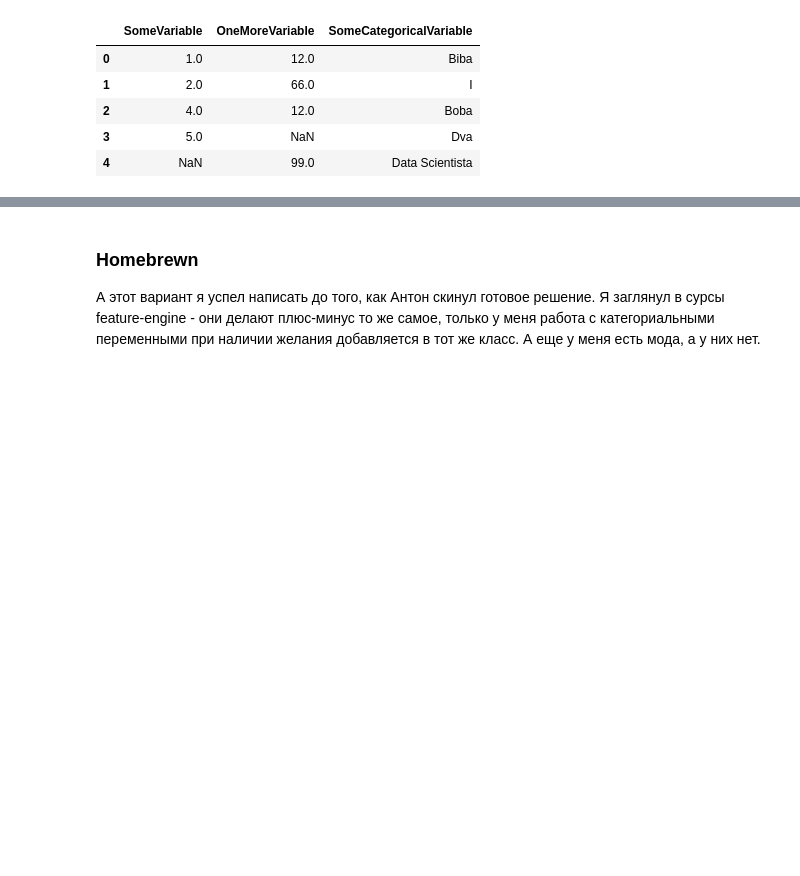
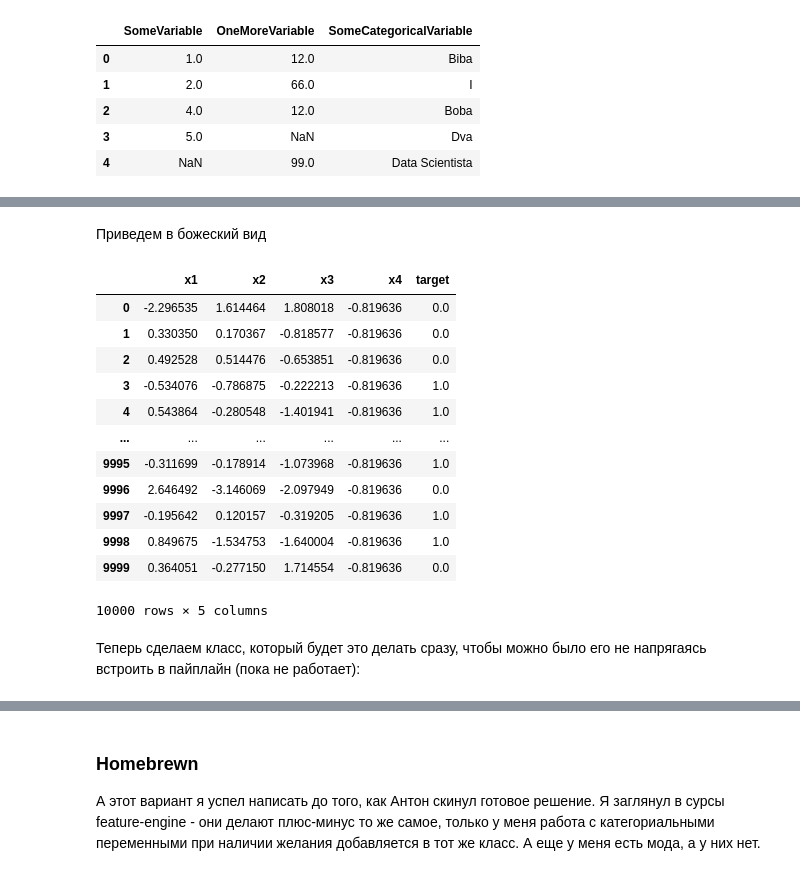
Before and after one commit to uasek/credit_scoring_project, a Jupyter notebook: scoring_model/missing_values.ipynb, the cells around one changed output, grey strips where cells are left out. Saved outputs shown, nothing was run; the diff lists cells and outputs as text; code cells hidden in the pictures; blank space fills up the shorter version.

```diff
--- a/scoring_model/missing_values.ipynb
+++ b/scoring_model/missing_values.ipynb
@@ -71,0 +93,5 @@ obj.transform(test_df)
+# %%
+obj = imputation.RandomSampleImputer()
+test_df = create_test_df()
+obj.fit(test_df)
+obj.transform(test_df)
@@ -71,0 +113,21 @@ obj.transform(test_df)
+# %%
+def create_test_df(nans = True):
+    x1 = np.random.normal(size = 10000)
+    x2 = np.random.normal(size = 10000)*x1
+    x3 = np.random.normal(size = 10000) + x2
+    if nans == True:
+        x4 = np.random.choice(a = [np.random.normal(), None], size = 10000)
+        xcat = np.random.choice(a = ["a", "b", "c", "d", None], size = 10000)
+    else:
+        x4 = np.random.choice(a = [np.random.normal()], size = 10000)
+        xcat = np.random.choice(a = ["a", "b", "c", "d", "e"], size = 10000)
+    target = np.random.choice(a = [0,1], size = 10000)
+
+    test_df = pd.DataFrame({"x1" : x1,
+                           "x2" : x2,
+                           "x3" : x3,
+                           "x4" : x4,
+                            "xcat" : xcat,
+                            "target" : target
+                           } )
+    return test_df
@@ -71,0 +145,6 @@ obj.transform(test_df)
+# %%
+obj = impute.KNNImputer()
+test_df = create_test_df()
+test_df = test_df.drop("xcat", 1)
+obj.fit(test_df)
+obj.transform(test_df)
@@ -71,0 +159,23 @@ obj.transform(test_df)
+# %% [markdown]
+Приведем в божеский вид
+# %%
+transformed_table = obj.transform(test_df)
+transformed_table = pd.DataFrame(transformed_table)
+transformed_table.columns = test_df.columns
+transformed_table
+# %% [output]
+|  | x1 | x2 | x3 | x4 | target |
+| 0 | -2.296535 | 1.614464 | 1.808018 | -0.819636 | 0.0 |
+| 1 | 0.330350 | 0.170367 | -0.818577 | -0.819636 | 0.0 |
+| 2 | 0.492528 | 0.514476 | -0.653851 | -0.819636 | 0.0 |
+| 3 | -0.534076 | -0.786875 | -0.222213 | -0.819636 | 1.0 |
+| 4 | 0.543864 | -0.280548 | -1.401941 | -0.819636 | 1.0 |
+| ... | ... | ... | ... | ... | ... |
+| 9995 | -0.311699 | -0.178914 | -1.073968 | -0.819636 | 1.0 |
+| 9996 | 2.646492 | -3.146069 | -2.097949 | -0.819636 | 0.0 |
+| 9997 | -0.195642 | 0.120157 | -0.319205 | -0.819636 | 1.0 |
+| 9998 | 0.849675 | -1.534753 | -1.640004 | -0.819636 | 1.0 |
+| 9999 | 0.364051 | -0.277150 | 1.714554 | -0.819636 | 0.0 |
+10000 rows × 5 columns
+# %% [markdown]
+Теперь сделаем класс, который будет это делать сразу, чтобы можно было его не напрягаясь встроить в пайплайн (пока не работает):
```
Also changed, not shown: parts of 21 cells of this notebook, 1 other file.
